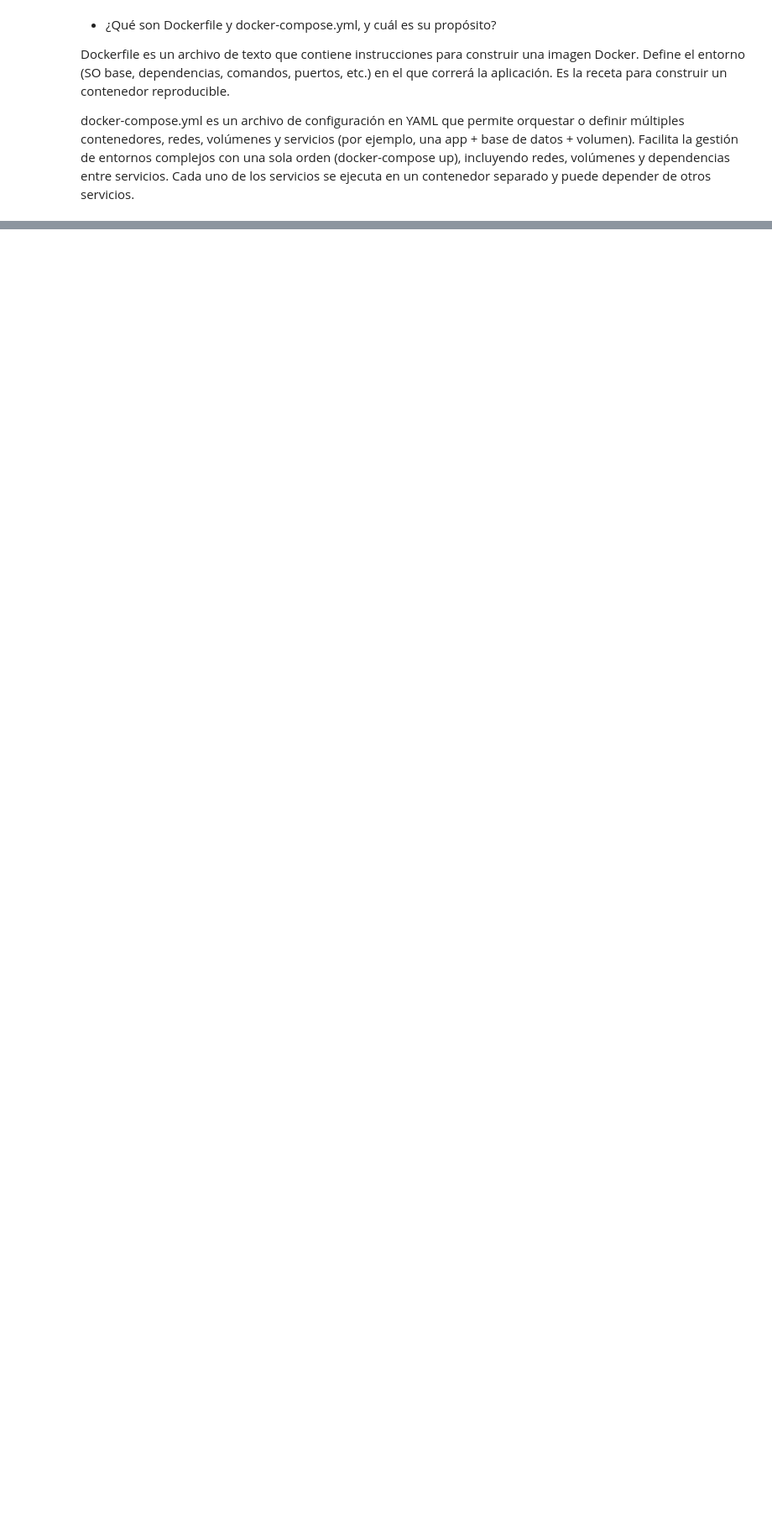
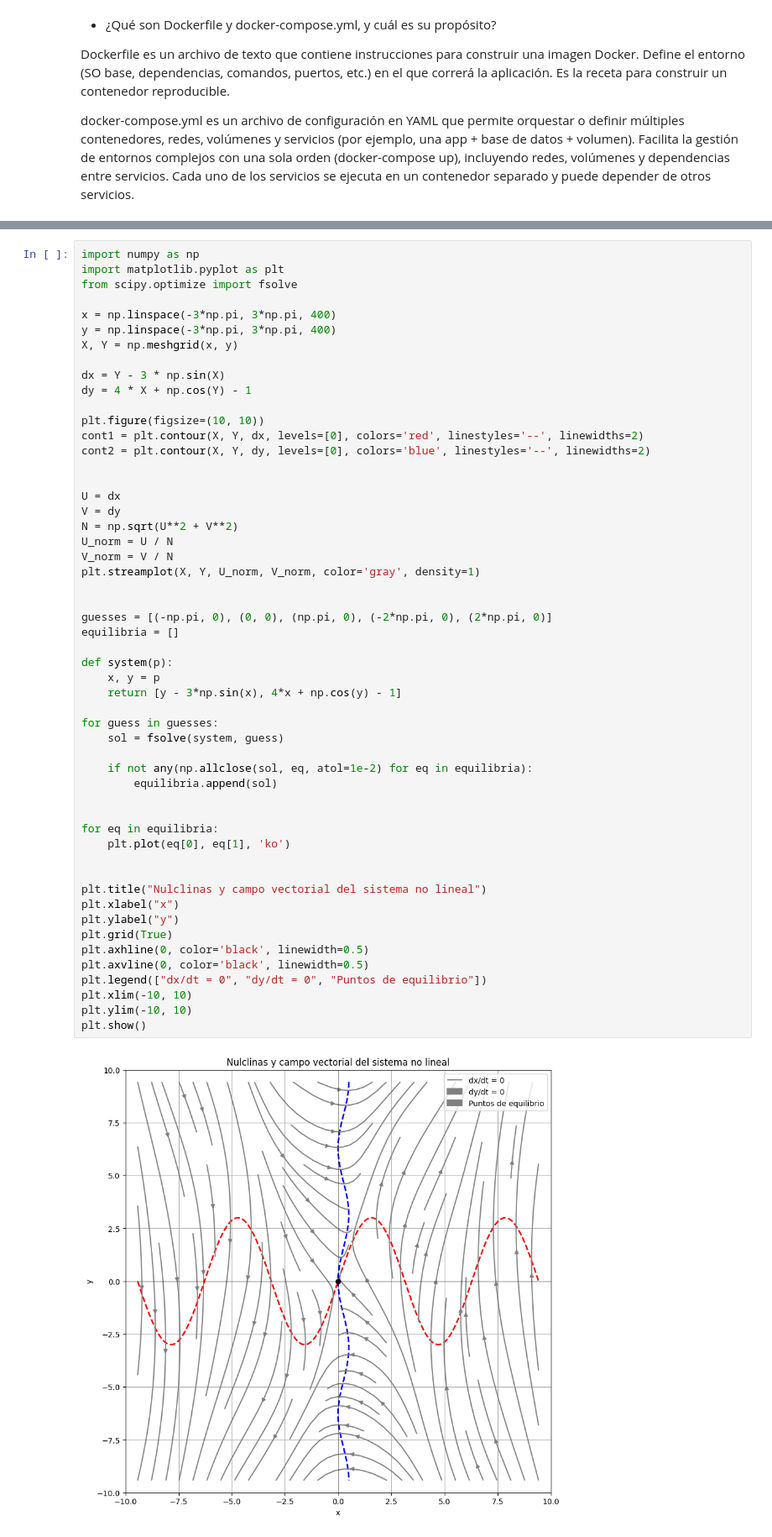
Before and after one commit to juansebm/MDS7202, a Jupyter notebook: Lab 8 - MLOps/Lab8_enunciado.ipynb, the cells around one changed output, grey strips where cells are left out. Shown at 84% size. Cells and saved outputs as stored; diff of their text form; blank space fills up the shorter version.

```diff
--- a/Lab 8 - MLOps/Lab8_enunciado.ipynb
+++ b/Lab 8 - MLOps/Lab8_enunciado.ipynb
@@ -466,3 +466,58 @@ Facilita la gestión de entornos complejos con una sola orden (docker-compose up
 <div align="center">
   <img src="https://i.pinimg.com/originals/55/f5/fd/55f5fdc9455989f8caf7fca7f93bd96a.gif" width="500">
 </div>
+# %%
+import numpy as np
+import matplotlib.pyplot as plt
+from scipy.optimize import fsolve
+
+x = np.linspace(-3*np.pi, 3*np.pi, 400)
+y = np.linspace(-3*np.pi, 3*np.pi, 400)
+X, Y = np.meshgrid(x, y)
+
+dx = Y - 3 * np.sin(X)
+dy = 4 * X + np.cos(Y) - 1
+
+plt.figure(figsize=(10, 10))
+cont1 = plt.contour(X, Y, dx, levels=[0], colors='red', linestyles='--', linewidths=2)
+cont2 = plt.contour(X, Y, dy, levels=[0], colors='blue', linestyles='--', linewidths=2)
+
+
+U = dx
+V = dy
+N = np.sqrt(U**2 + V**2)
+U_norm = U / N
+V_norm = V / N
+plt.streamplot(X, Y, U_norm, V_norm, color='gray', density=1)
+
+
+guesses = [(-np.pi, 0), (0, 0), (np.pi, 0), (-2*np.pi, 0), (2*np.pi, 0)]
+equilibria = []
+
+def system(p):
+    x, y = p
+    return [y - 3*np.sin(x), 4*x + np.cos(y) - 1]
+
+for guess in guesses:
+    sol = fsolve(system, guess)
+
+    if not any(np.allclose(sol, eq, atol=1e-2) for eq in equilibria):
+        equilibria.append(sol)
+
+
+for eq in equilibria:
+    plt.plot(eq[0], eq[1], 'ko')
+
+
+plt.title("Nulclinas y campo vectorial del sistema no lineal")
+plt.xlabel("x")
+plt.ylabel("y")
+plt.grid(True)
+plt.axhline(0, color='black', linewidth=0.5)
+plt.axvline(0, color='black', linewidth=0.5)
+plt.legend(["dx/dt = 0", "dy/dt = 0", "Puntos de equilibrio"])
+plt.xlim(-10, 10)
+plt.ylim(-10, 10)
+plt.show()
+# %% [output]
+[figure, added]
```
Also changed, not shown: parts of 5 cells of this notebook, 1 other file.
